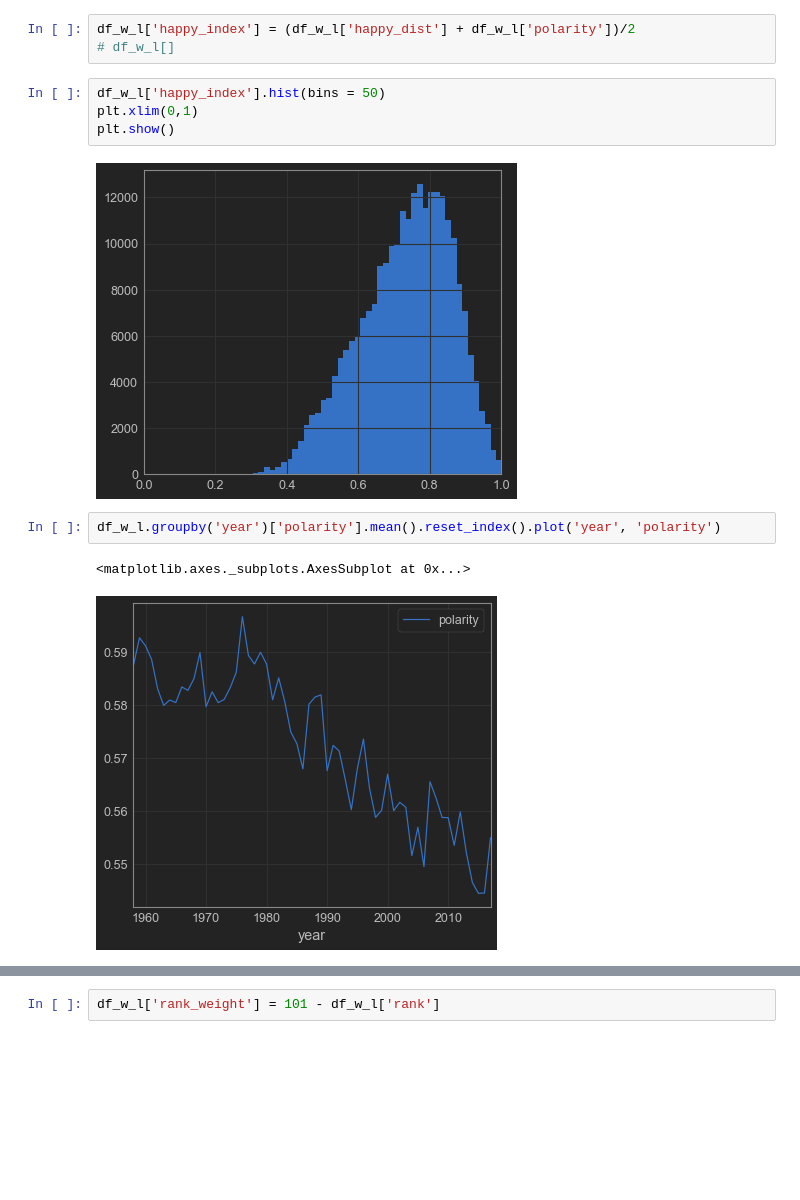
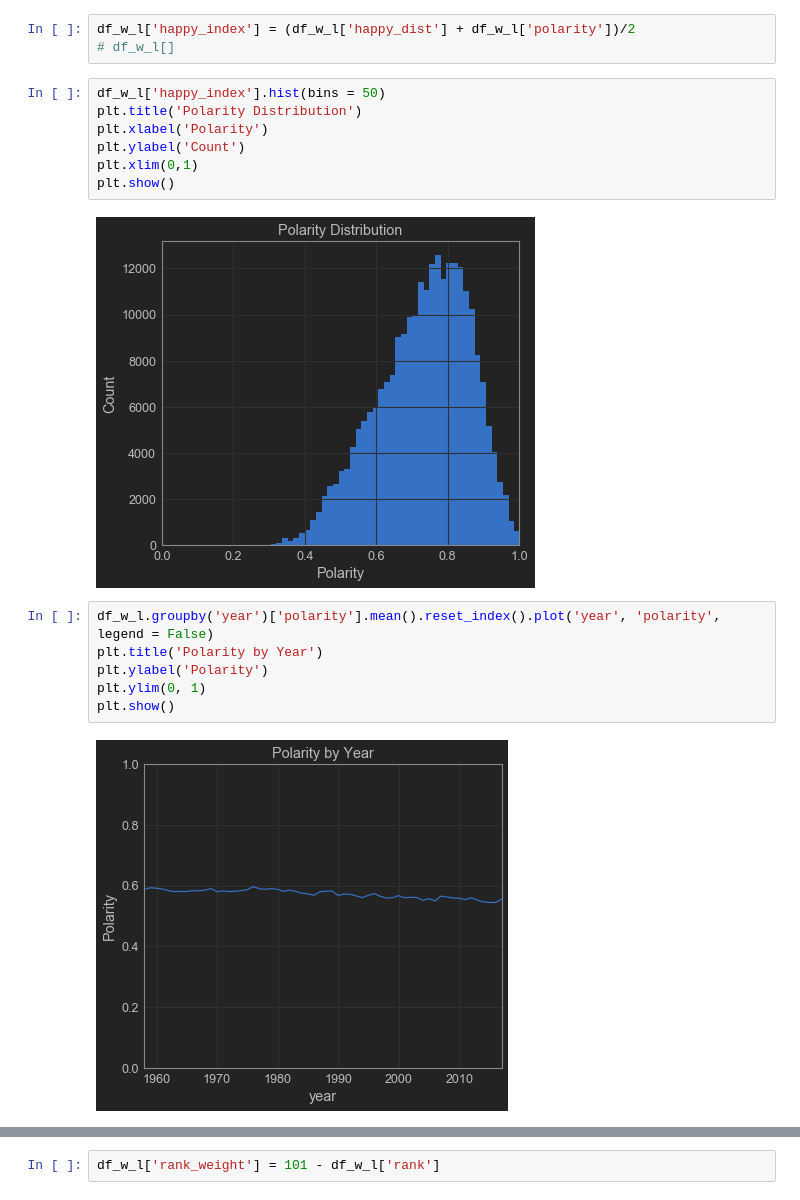
Before and after one commit to akraemer007/what_exactly_are_we_turning_down_for_again, a Jupyter notebook: EDA/eda.ipynb, the cells around one changed output, grey strips where cells are left out. Drawn from its saved outputs; the diff is of its cells as text; blank space fills up the shorter version.

```diff
--- a/EDA/eda.ipynb
+++ b/EDA/eda.ipynb
@@ -208,13 +206,19 @@ df_w_l['happy_index'] = (df_w_l['happy_dist'] + df_w_l['polarity'])/2
 # df_w_l[]
 # %%
 df_w_l['happy_index'].hist(bins = 50)
+plt.title('Polarity Distribution')
+plt.xlabel('Polarity')
+plt.ylabel('Count')
 plt.xlim(0,1)
 plt.show()
 # %% [output]
-[figure, old version]
+[figure, new version]
 # %%
-df_w_l.groupby('year')['polarity'].mean().reset_index().plot('year', 'polarity')
+df_w_l.groupby('year')['polarity'].mean().reset_index().plot('year', 'polarity', legend = False)
+plt.title('Polarity by Year')
+plt.ylabel('Polarity')
+plt.ylim(0, 1)
+plt.show()
 # %% [output]
-<matplotlib.axes._subplots.AxesSubplot at 0x...>
-[figure, old version]
+[figure, new version]
 # %%
```
Also changed, not shown: parts of 15 cells of this notebook.
